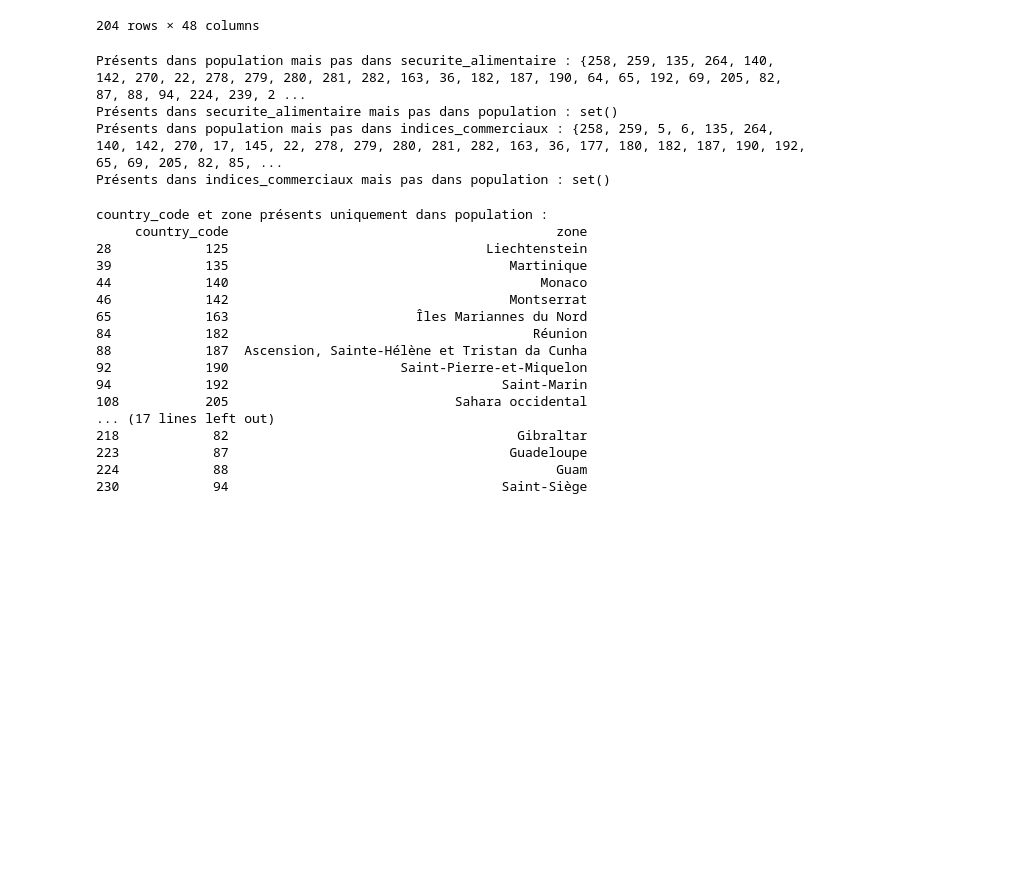
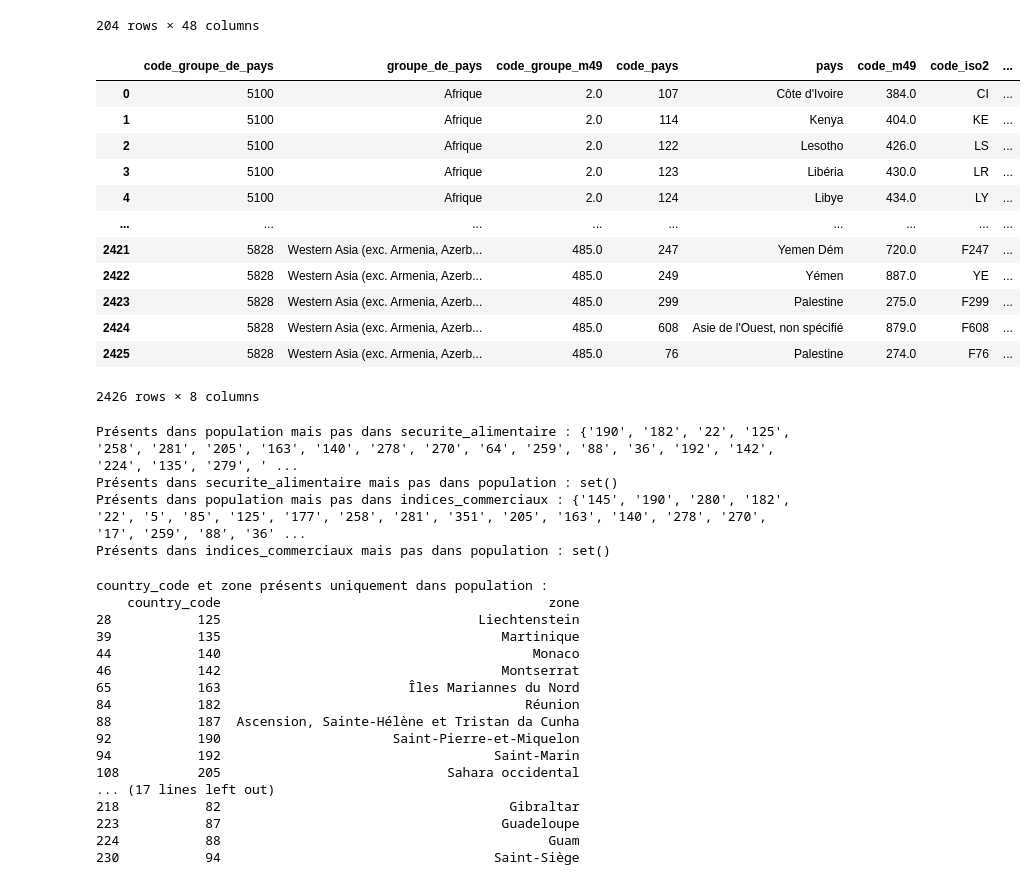
Before and after one commit to IshemZ/projet-poule-qui-chante, a Jupyter notebook: notebooks/merge.ipynb, the cells around one changed output. Saved outputs shown, nothing was run; the diff lists cells and outputs as text; code cells hidden in the pictures; blank space fills up the shorter version.

```diff
--- a/notebooks/merge.ipynb
+++ b/notebooks/merge.ipynb
@@ -1,9 +1,7 @@
 # %%
 import pandas as pd
 # %%
-indices_commerciaux = pd.read_csv("../export/indices_commerciaux_2020.csv", sep=",")
-population = pd.read_csv("../export/population_2020.csv", sep=",")
-securite_alimentaire = pd.read_csv("../export/securite_alimentaire_2020.csv", sep=",")
-groupe_pays = pd.read_csv("../export/groupe_pays.csv", sep=",")
-
-indices_commerciaux
+indices_commerciaux = pd.read_csv("../export/indices_commerciaux_2020.csv", sep=",", dtype={"country_code": str})
+population = pd.read_csv("../export/population_2020.csv", sep=",", dtype={"country_code": str})
+securite_alimentaire = pd.read_csv("../export/securite_alimentaire_2020.csv", sep=",", dtype={"country_code": str})
+groupe_pays = pd.read_csv("../export/groupe_pays.csv", sep=",", dtype={"code_pays": str})
@@ -53,6 +53,22 @@ securite_alimentaire
 | 202 | 98 | Croatie | 1920.0 | 2492.0 | 0.21 | ... |
 | 203 | 99 | Islande | 1966.0 | 2561.0 | 0.20 | ... |
 204 rows × 48 columns
+# %%
+groupe_pays
+# %% [output]
+|  | code_groupe_de_pays | groupe_de_pays | code_groupe_m49 | code_pays | pays | code_m49 | code_iso2 | ... |
+| 0 | 5100 | Afrique | 2.0 | 107 | Côte d'Ivoire | 384.0 | CI | ... |
+| 1 | 5100 | Afrique | 2.0 | 114 | Kenya | 404.0 | KE | ... |
+| 2 | 5100 | Afrique | 2.0 | 122 | Lesotho | 426.0 | LS | ... |
+| 3 | 5100 | Afrique | 2.0 | 123 | Libéria | 430.0 | LR | ... |
+| 4 | 5100 | Afrique | 2.0 | 124 | Libye | 434.0 | LY | ... |
+| ... | ... | ... | ... | ... | ... | ... | ... | ... |
+| 2421 | 5828 | Western Asia (exc. Armenia, Azerb... | 485.0 | 247 | Yemen Dém | 720.0 | F247 | ... |
+| 2422 | 5828 | Western Asia (exc. Armenia, Azerb... | 485.0 | 249 | Yémen | 887.0 | YE | ... |
+| 2423 | 5828 | Western Asia (exc. Armenia, Azerb... | 485.0 | 299 | Palestine | 275.0 | F299 | ... |
+| 2424 | 5828 | Western Asia (exc. Armenia, Azerb... | 485.0 | 608 | Asie de l'Ouest, non spécifié | 879.0 | F608 | ... |
+| 2425 | 5828 | Western Asia (exc. Armenia, Azerb... | 485.0 | 76 | Palestine | 274.0 | F76 | ... |
+2426 rows × 8 columns
 # %%
 # Récupérer les sets de country_code
 codes_pop = set(population['country_code'])
@@ -75,9 +91,9 @@ print("Présents dans population mais pas dans indices_commerciaux :", manquants
 manquants_dans_indices_pop = codes_indices - codes_pop
 print("Présents dans indices_commerciaux mais pas dans population :", manquants_dans_indices_pop)
 # %% [output]
-Présents dans population mais pas dans securite_alimentaire : {258, 259, 135, 264, 140, 142, 270, 22, 278, 279, 280, 281, 282, 163, 36, 182, 187, 190, 64, 65, 192, 69, 205, 82, 87, 88, 94, 224, 239, 2 ...
+Présents dans population mais pas dans securite_alimentaire : {'190', '182', '22', '125', '258', '281', '205', '163', '140', '278', '270', '64', '259', '88', '36', '192', '142', '224', '135', '279', ' ...
 Présents dans securite_alimentaire mais pas dans population : set()
-Présents dans population mais pas dans indices_commerciaux : {258, 259, 5, 6, 135, 264, 140, 142, 270, 17, 145, 22, 278, 279, 280, 281, 282, 163, 36, 177, 180, 182, 187, 190, 192, 65, 69, 205, 82, 85, ...
+Présents dans population mais pas dans indices_commerciaux : {'145', '190', '280', '182', '22', '5', '85', '125', '177', '258', '281', '351', '205', '163', '140', '278', '270', '17', '259', '88', '36' ...
 Présents dans indices_commerciaux mais pas dans population : set()
 # %%
 # Codes présents uniquement dans population
```
Also changed, not shown: parts of 5 cells of this notebook, 1 other file.
